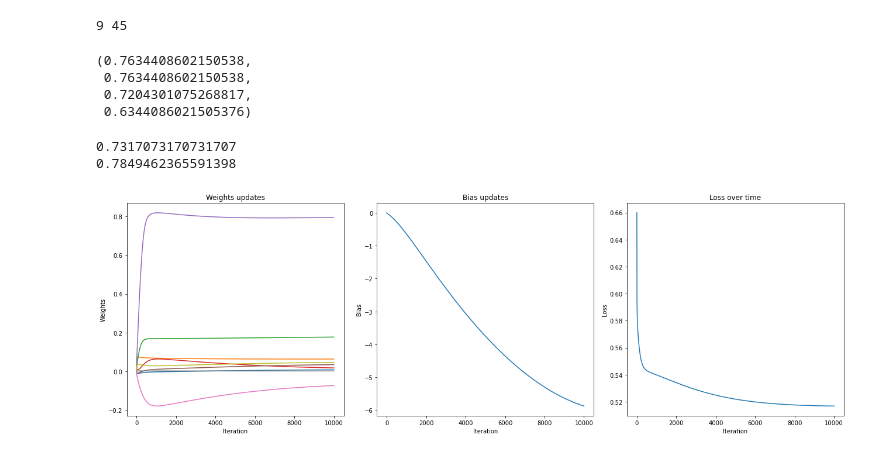
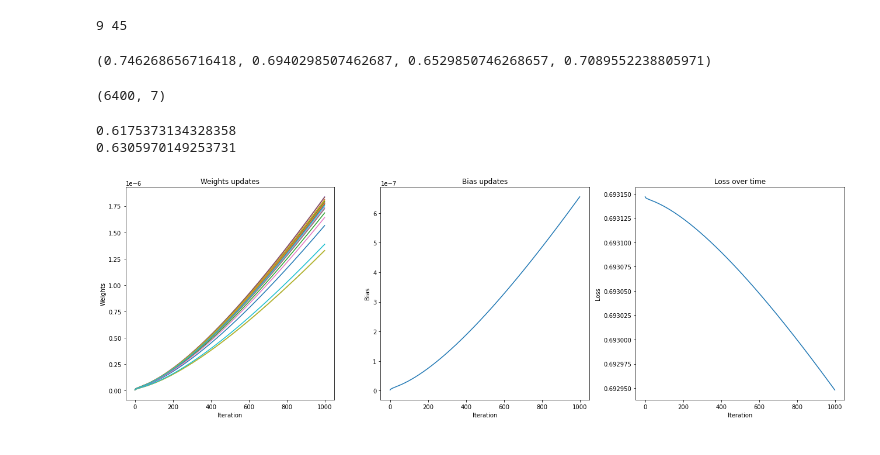
Before and after one commit to kozaka93/2024L-DSAdvancedML, a Jupyter notebook: projects/project1/group3/Narozniak_Czerwonski_Rucinski/src/adam_example.ipynb, the cells around one changed output. Cells and saved outputs as stored; diff of their text form; code cells hidden in the pictures.

Commit message:
add data and fix Adam.py

```diff
--- a/projects/project1/group3/Narozniak_Czerwonski_Rucinski/src/adam_example.ipynb
+++ b/projects/project1/group3/Narozniak_Czerwonski_Rucinski/src/adam_example.ipynb
@@ -43,3 +75,15 @@ array([[1.660e+02, 8.000e-01, 5.630e+00, ..., 3.472e+01, 2.880e+01,
+# %%
+
+from sklearn.impute import SimpleImputer
+url = '/home/rucinskij/AML/PROJ1/2024L-DSAdvancedML/projects/project1/group3/Narozniak_Czerwonski_Rucinski/src/data/nba-players.csv'
+dataframe = pd.read_csv(url)
+dataframe = dataframe.drop('name', axis = 1)
+data = dataframe.values
+dataframe.head()
+
+X,y = data[:,:-1], data[:,-1]
+
+X_train, X_test, y_train, y_test = train_test_split(X, y, test_size=0.2, random_state=42)
 # %%
 from utils import createFeatureInteractions
 X_int = createFeatureInteractions(X_train)
@@ -51,22 +95,26 @@ from utils import fitComparisonModels
 y_lda, y_qda, y_dt, y_rf = fitComparisonModels(X_train, y_train, X_test)
 accuracy_score(y_test, y_lda), accuracy_score(y_test, y_qda), accuracy_score(y_test, y_dt), accuracy_score(y_test, y_rf)
 # %% [output]
-(0.7634408602150538,
- 0.7634408602150538,
- 0.7204301075268817,
- 0.6344086021505376)
+(0.746268656716418, 0.6940298507462687, 0.6529850746268657, 0.7089552238805971)
+# %%
+X_train.shape
+# %% [output]
+(6400, 7)
 # %%
+from Adam import AdamOptim
+from Logreg import LogisticRegression
+
 logistic_regression_model = LogisticRegression(input_dim=X_train.shape[1])
-adam_optimizer = AdamOptim(eta=0.001)
+adam_optimizer = AdamOptim(eta = 1e-10)
 
-logistic_regression_model.train(X_train, y_train, optimizer=adam_optimizer, patience=5, epochs=10000, batch_size=32)
+logistic_regression_model.train(X_train, y_train, optimizer=adam_optimizer, patience=5, epochs=1000, batch_size=32)
 y_pred_train=logistic_regression_model.predict(X_train).round()
-print(accuracy_score(y_pred_train, y_train))
+print(accuracy_score(y_train, y_pred_train))
 y_pred = logistic_regression_model.predict(X_test)
-print(accuracy_score(y_pred.round(), y_test))
+print(accuracy_score(y_test, y_pred.round()))
 
 logistic_regression_model.plot_params()
 # %% [output]
-0.7317073170731707
-0.7849462365591398
+0.6175373134328358
+0.6305970149253731
-[figure, old version]
+[figure, new version]
```
Also changed, not shown: parts of 2 cells of this notebook, 5 other files.
